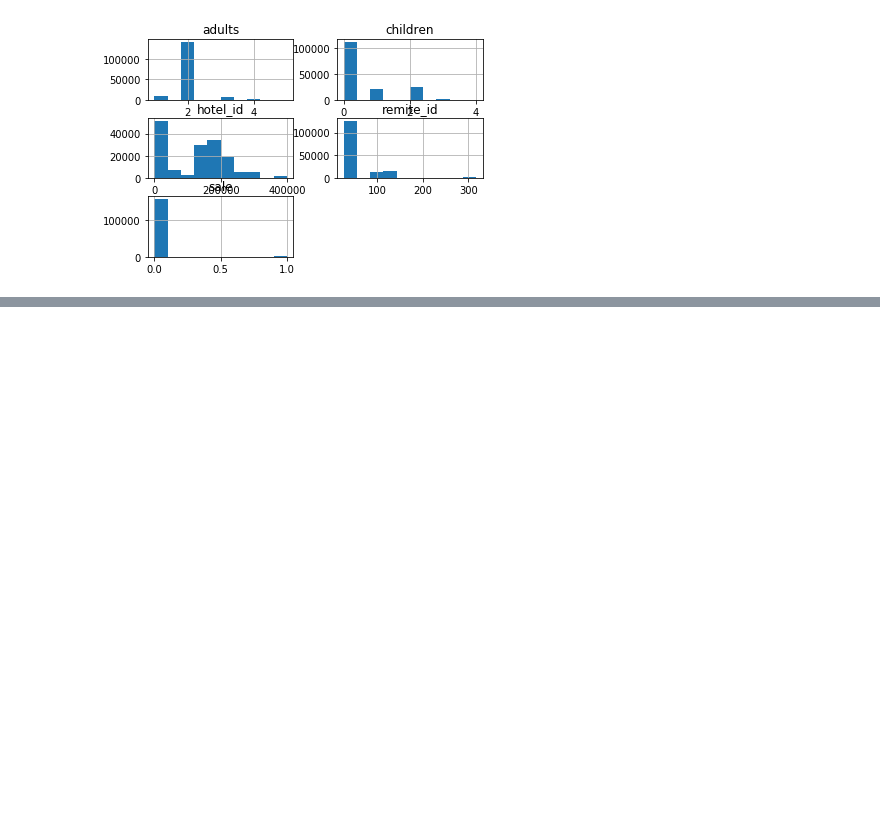
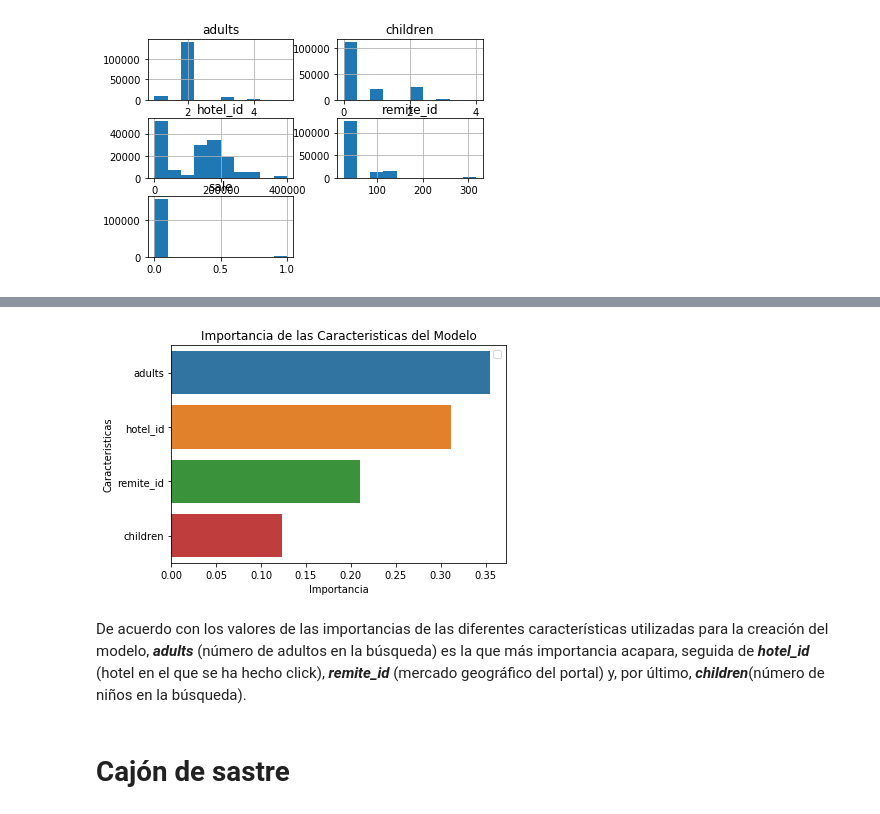
Before and after one commit to diego-anderica/Trabajo-Prediccion, a Jupyter notebook: Random Forest.ipynb, the cells around one changed output, grey strips where cells are left out. Saved outputs shown, nothing was run; the diff lists cells and outputs as text; code cells hidden in the pictures; blank space fills up the shorter version.

```diff
--- a/Random Forest.ipynb
+++ b/Random Forest.ipynb
@@ -104,0 +218,5 @@ plt.show()
+# %%
+# Creación del modelo final
+model = RandomForestClassifier(n_jobs=-1, random_state=0)
+model.set_params(max_depth=4, n_estimators=12)
+model.fit(X_train, y_train)
@@ -104,0 +241,19 @@ plt.show()
+# %%
+# Gráfico con las importancias de las características del modelo creado.
+importancias_caract = pd.Series(model.feature_importances_, index=pred_caract).sort_values(ascending=False)
+
+%matplotlib inline
+
+sb.barplot(x=importancias_caract, y=importancias_caract.index)
+
+plt.xlabel('Importancia')
+plt.ylabel('Caracteristicas')
+plt.title("Importancia de las Caracteristicas del Modelo")
+plt.legend()
+plt.show()
+# %% [output]
+[figure, added]
+# %% [markdown]
+De acuerdo con los valores de las importancias de las diferentes características utilizadas para la creación del modelo, ***adults*** (número de adultos en la búsqueda) es la que más importancia acapara, seguida de ***hotel_id*** (hotel en el que se ha hecho click), ***remite_id*** (mercado geográfico del portal) y, por último, ***children***(número de niños en la búsqueda).
+# %% [markdown]
+# Cajón de sastre
```
Also changed, not shown: parts of 19 cells of this notebook, 1 other file.
